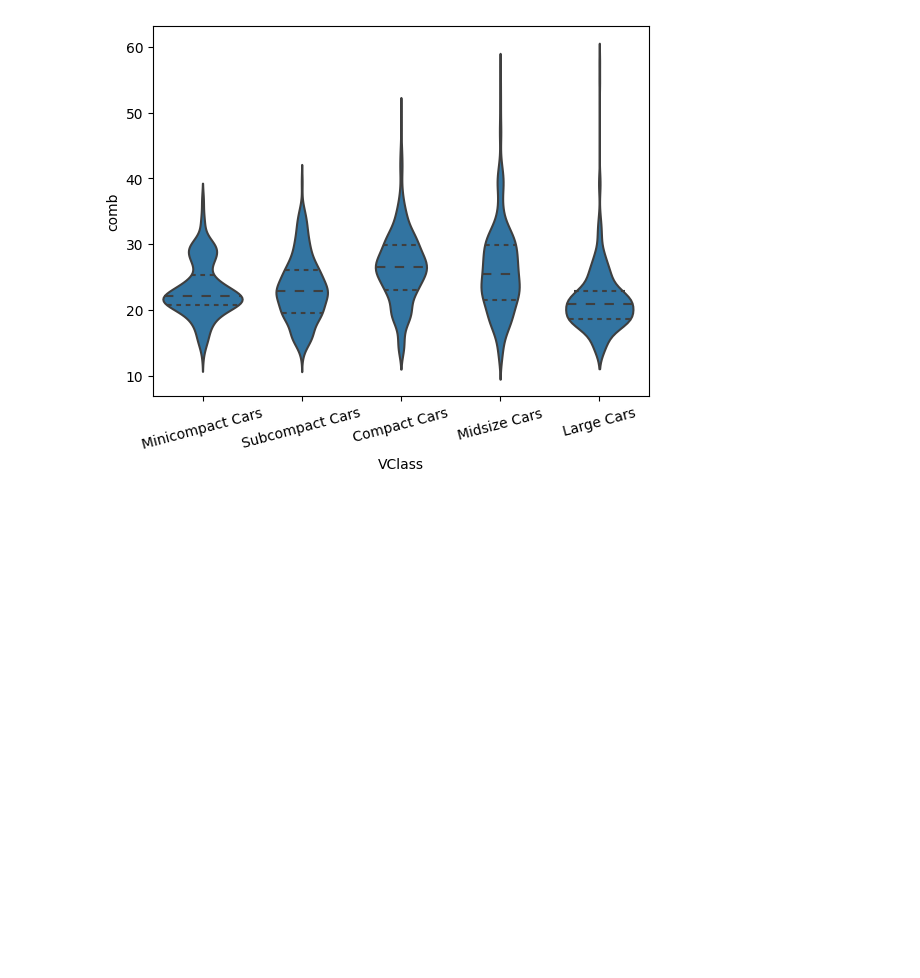
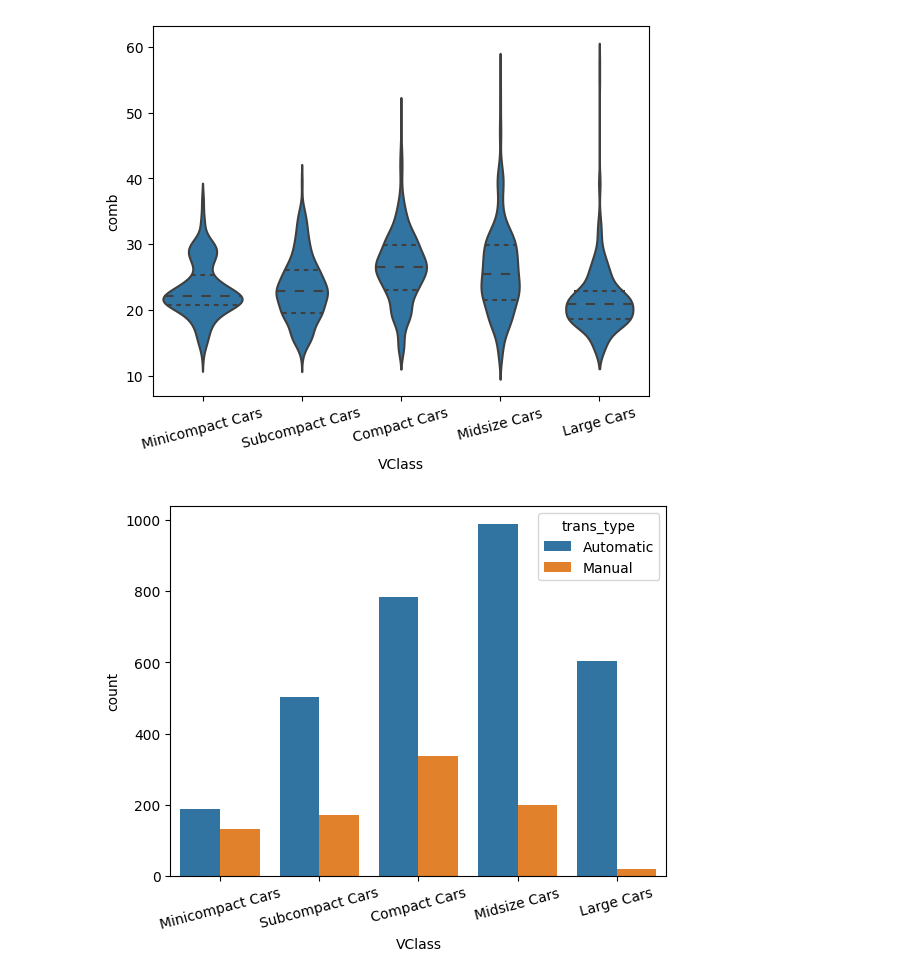
Before and after one commit to Awais-019/matplotlib-seaborn-introduction, a Jupyter notebook: bivariateplots.ipynb, the cells around one changed output. Saved outputs shown, nothing was run; the diff lists cells and outputs as text; code cells hidden in the pictures; blank space fills up the shorter version.

```diff
--- a/bivariateplots.ipynb
+++ b/bivariateplots.ipynb
@@ -92,3 +92,10 @@ sns.violinplot(data=fuel_econ, x='VClass', y='comb', color=base_color, inner='qu
 plt.xticks(rotation=15);
 # %% [output]
 [figure]
+# %%
+fuel_econ['trans_type'] = fuel_econ['trans'].apply(lambda x: x.split()[0])
+# %%
+sns.countplot(data=fuel_econ, x='VClass', hue='trans_type')
+plt.xticks(rotation=15);
+# %% [output]
+[figure, added]
```
Also changed, not shown: parts of 1 cell of this notebook.
